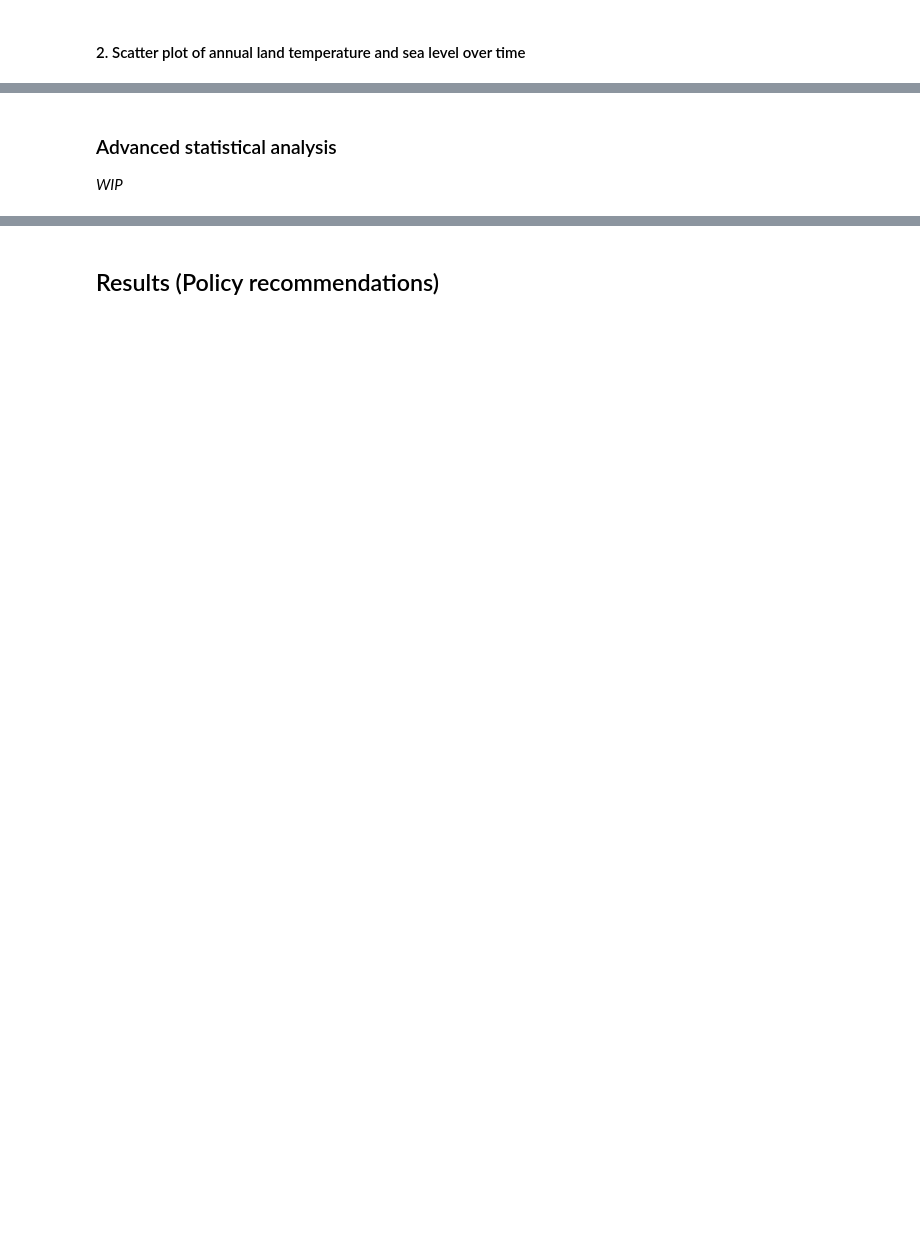
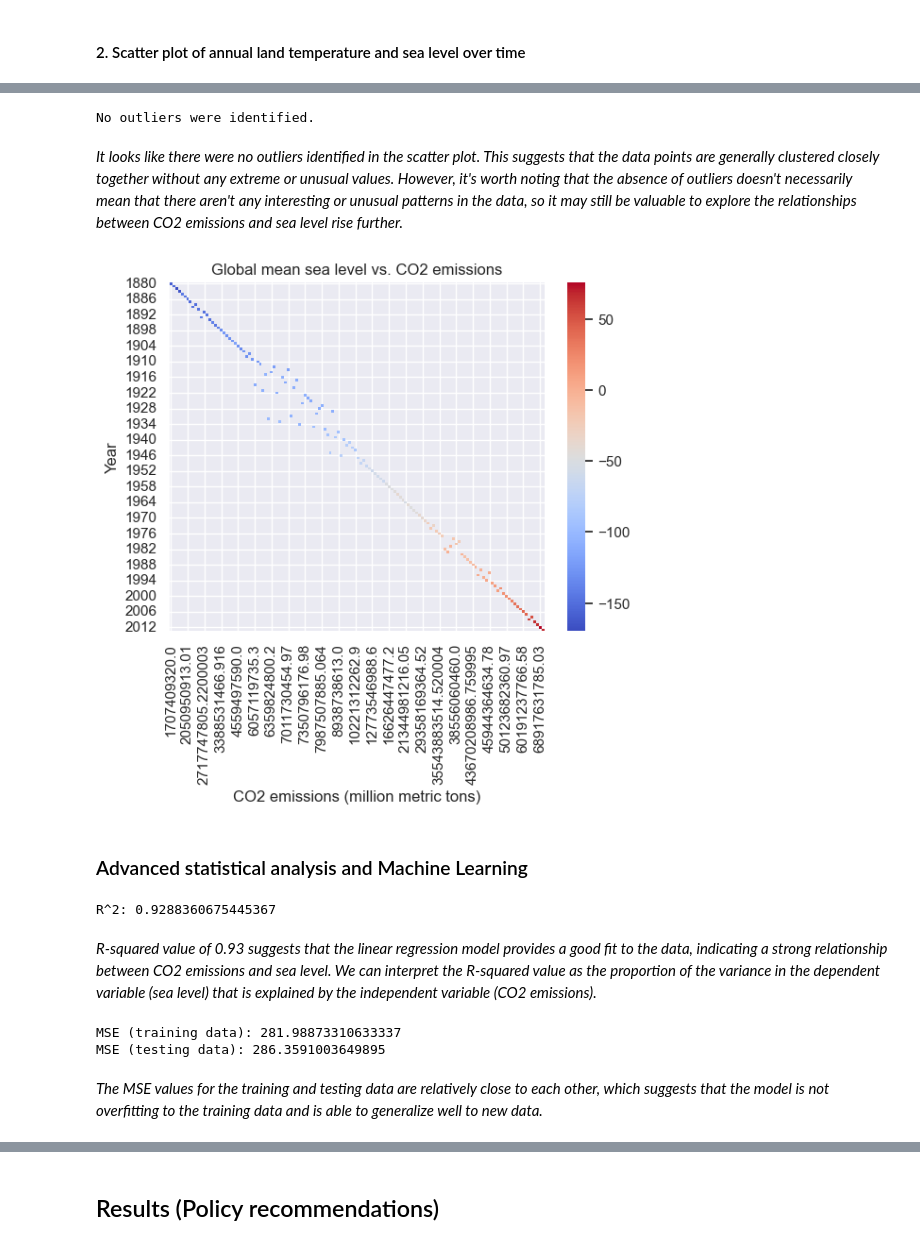
Before and after one commit to fuchenru/How-have-carbon-emissions-affected-climate-change-, a Jupyter notebook: CMSE 202 Final Project.ipynb, the cells around one changed output, grey strips where cells are left out. Saved outputs shown, nothing was run; the diff lists cells and outputs as text; code cells hidden in the pictures; blank space fills up the shorter version.

```diff
--- a/CMSE 202 Final Project.ipynb
+++ b/CMSE 202 Final Project.ipynb
@@ -221,4 +282,71 @@ plt.show()
+# %%
+# Calculate z-scores for yearly emissions and GMSL
+zscore_emissions = np.abs((yearly_emissions - np.mean(yearly_emissions)) / np.std(yearly_emissions))
+zscore_sea_level = np.abs((annual_sea_level[('GMSL', 'mean')] - np.mean(annual_sea_level[('GMSL', 'mean')])) / np.std(annual_sea_level[('GMSL', 'mean')]))
+
+# Identify any data points with a z-score greater than 3
+outlier_indices = np.where(np.logical_or(zscore_emissions > 3, zscore_sea_level > 3))[0]
+outlier_emissions = [yearly_emissions[i] for i in outlier_indices]
+outlier_sea_level = [annual_sea_level[('GMSL', 'mean')][i] for i in outlier_indices]
+
+if len(outlier_indices) > 0:
+    print("The following data points are outliers:")
+    for i in range(len(outlier_indices)):
+        print(f"Index: {outlier_indices[i]}, CO2 emissions: {outlier_emissions[i]}, GMSL: {outlier_sea_level[i]}")
+else:
+    print("No outliers were identified.")
+# %% [output]
+No outliers were identified.
+# %% [markdown]
+*It looks like there were no outliers identified in the scatter plot. This suggests that the data points are generally clustered closely together without any extreme or unusual values. However, it's worth noting that the absence of outliers doesn't necessarily mean that there aren't any interesting or unusual patterns in the data, so it may still be valuable to explore the relationships between CO2 emissions and sea level rise further.*
+# %%
+# Heat map
+
+data = pd.DataFrame({'CO2 emissions': yearly_emissions, 'Year': years, 'Global mean sea level': annual_sea_level[('GMSL', 'mean')]})
+
+pivot_data = data.pivot('Year', 'CO2 emissions', 'Global mean sea level')
+
+sns.heatmap(pivot_data, cmap='coolwarm')
+plt.xlabel('CO2 emissions (million metric tons)')
+plt.ylabel('Year')
+plt.title('Global mean sea level vs. CO2 emissions')
+plt.show()
+# %% [output]
+[figure, added]
 # %% [markdown]
-### Advanced statistical analysis
-
-*WIP*
+### Advanced statistical analysis  and Machine Learning
+# %%
+
+data = pd.DataFrame({'CO2 emissions': yearly_emissions, 'Global mean sea level': annual_sea_level[('GMSL', 'mean')]})
+
+X_train, X_test, y_train, y_test = train_test_split(data['CO2 emissions'], data['Global mean sea level'], test_size=0.3, random_state=0)
+
+reg = LinearRegression()
+
+reg.fit(X_train.values.reshape(-1, 1), y_train.values.reshape(-1, 1))
+
+y_pred = reg.predict(X_test.values.reshape(-1, 1))
+
+r_squared = reg.score(X_test.values.reshape(-1, 1), y_test.values.reshape(-1, 1))
+
+print('R^2:', r_squared)
+# %% [output]
+R^2: 0.9288360675445367
+# %% [markdown]
+*R-squared value of 0.93 suggests that the linear regression model provides a good fit to the data, indicating a strong relationship between CO2 emissions and sea level. We can interpret the R-squared value as the proportion of the variance in the dependent variable (sea level) that is explained by the independent variable (CO2 emissions).*
+# %%
+y_train_pred = reg.predict(X_train.values.reshape(-1, 1))
+
+y_test_pred = reg.predict(X_test.values.reshape(-1, 1))
+
+mse_train = np.mean((y_train_pred - y_train.values.reshape(-1, 1))**2)
+
+mse_test = np.mean((y_test_pred - y_test.values.reshape(-1, 1))**2)
+
+print('MSE (training data):', mse_train)
+print('MSE (testing data):', mse_test)
+# %% [output]
+MSE (training data): 281.98873310633337
+MSE (testing data): 286.3591003649895
+# %% [markdown]
+*The MSE values for the training and testing data are relatively close to each other, which suggests that the model is not overfitting to the training data and is able to generalize well to new data.*
```
Also changed, not shown: parts of 19 cells of this notebook.
